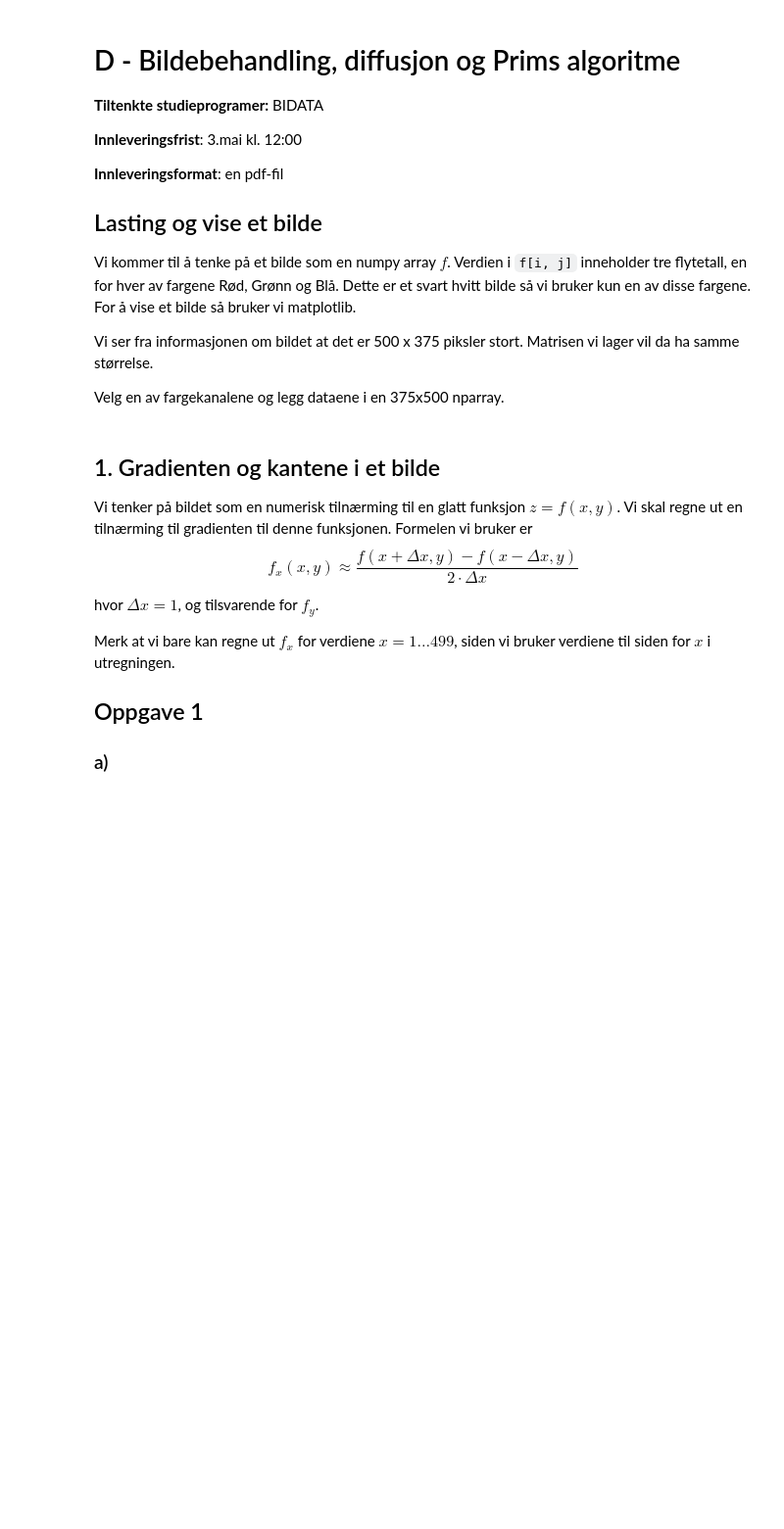
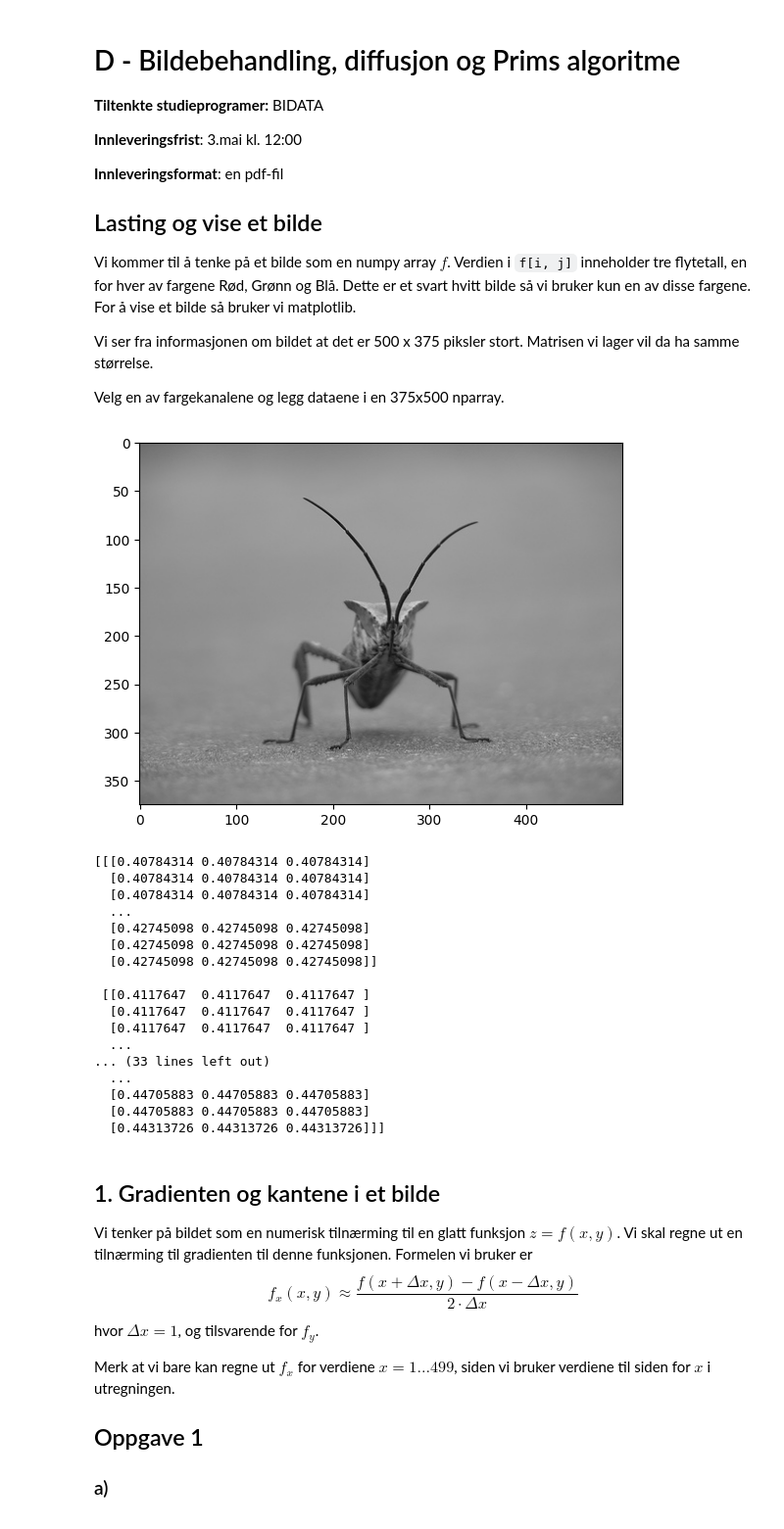
Before and after one commit to AugOks/Gruppe5Prosjekt, a Jupyter notebook: D_data.ipynb, the cells around one changed output. Shown: that part at 98% size. Drawn from its saved outputs; the diff is of its cells as text; code cells hidden in the pictures; blank space fills up the shorter version.

```diff
--- a/D_data.ipynb
+++ b/D_data.ipynb
@@ -20,3 +18,32 @@ Velg en av fargekanalene og legg dataene i en 375x500 nparray.
+# %%
+# Laster inn bildet image001.png
+import numpy as np
+import matplotlib.image as mpimg
+import matplotlib.pyplot as plt
+
+mg = mpimg.imread('/mnt/c/Users/name/Skule/2024-Vaar/IMAx2024D/MatteProsjekt/Prosjekter/image001.png')
+plt.imshow(mg)
+plt.show()
+print(mg)
+# %% [output]
+[figure, added]
+[[[0.40784314 0.40784314 0.40784314]
+  [0.40784314 0.40784314 0.40784314]
+  [0.40784314 0.40784314 0.40784314]
+  ...
+  [0.42745098 0.42745098 0.42745098]
+  [0.42745098 0.42745098 0.42745098]
+  [0.42745098 0.42745098 0.42745098]]
+
+ [[0.4117647  0.4117647  0.4117647 ]
+  [0.4117647  0.4117647  0.4117647 ]
+  [0.4117647  0.4117647  0.4117647 ]
+  ...
+... (33 lines left out)
+  ...
+  [0.44705883 0.44705883 0.44705883]
+  [0.44705883 0.44705883 0.44705883]
+  [0.44313726 0.44313726 0.44313726]]]
 # %% [markdown]
 
 ## 1. Gradienten og kantene i et bilde
```
Also changed, not shown: parts of 3 cells of this notebook.
